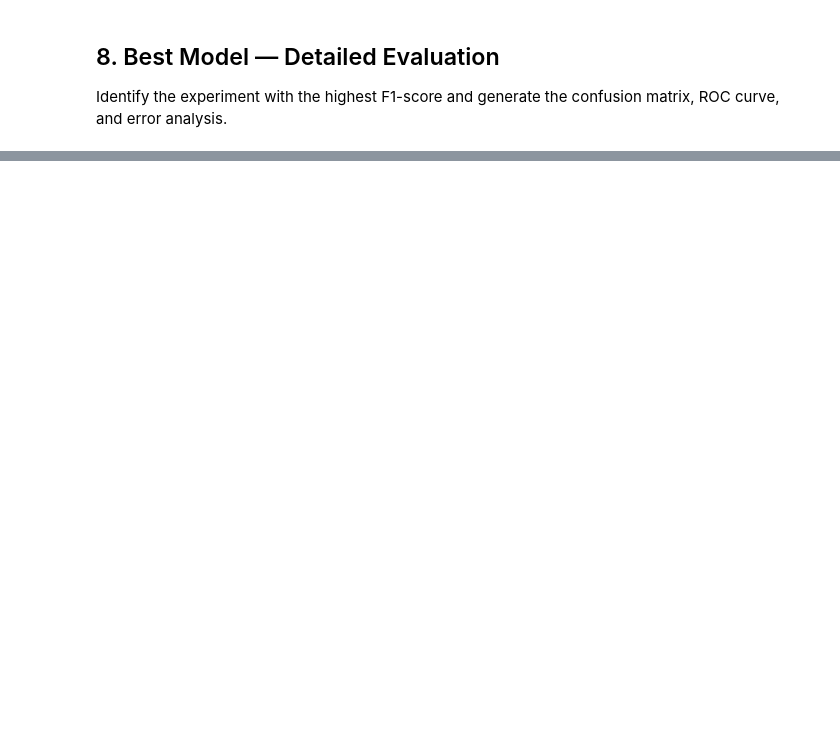
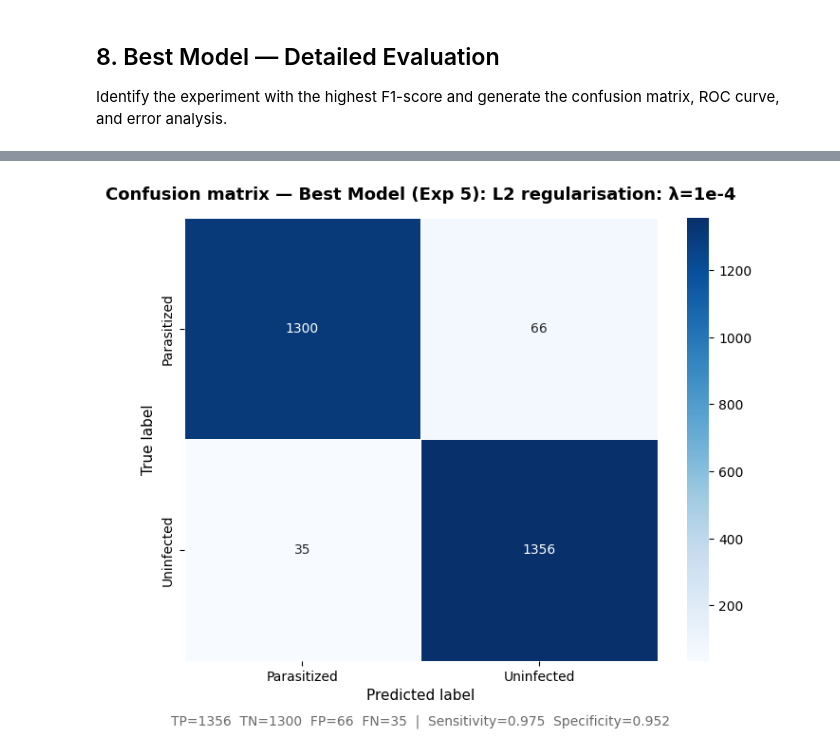
Before and after one commit to Hassan-Adelani-Luqman/Group14_Formative2, a Jupyter notebook: notebooks/baseline_cnn_P1.ipynb, the cells around one changed output, grey strips where cells are left out. Cells and saved outputs as stored; diff of their text form; code cells hidden in the pictures; blank space fills up the shorter version.

```diff
--- a/notebooks/baseline_cnn_P1.ipynb
+++ b/notebooks/baseline_cnn_P1.ipynb
@@ -492,7 +644,7 @@ print(f'AUC:       {metrics4["auc"]}')
 plot_learning_curves(
     history4,
     f'Exp {EXP_NUM}: {EXP_DESCRIPTION}',
-    save_path=f'../figures/P1_exp{EXP_NUM}_curves.png',
+    save_path=f'figures/P1_exp{EXP_NUM}_curves.png',
 )
 
 results_log.append({
@@ -504,5 +656,5 @@ results_log.append({
     'f1':          metrics4['f1'],
     'auc':         metrics4['auc'],
     'epochs':      len(history4.history['loss']),
-    'notes':       '',
+    'notes': 'Best ep12, ran ep20; F1=0.9615; oscillating val curves; lowest AUC (0.9916)',
 })
@@ -571,7 +758,7 @@ print(f'AUC:       {metrics5["auc"]}')
 plot_learning_curves(
     history5,
     f'Exp {EXP_NUM}: {EXP_DESCRIPTION}',
-    save_path=f'../figures/P1_exp{EXP_NUM}_curves.png',
+    save_path=f'figures/P1_exp{EXP_NUM}_curves.png',
 )
 
 results_log.append({
@@ -583,5 +770,5 @@ results_log.append({
     'f1':          metrics5['f1'],
     'auc':         metrics5['auc'],
     'epochs':      len(history5.history['loss']),
-    'notes':       '',
+    'notes': 'Best ep13, ran ep20; BEST MODEL F1=0.9641; highest Precision (0.9536); L2 wins',
 })
@@ -635,7 +861,7 @@ print(f'AUC:       {metrics6["auc"]}')
 plot_learning_curves(
     history6,
     f'Exp {EXP_NUM}: {EXP_DESCRIPTION}',
-    save_path=f'../figures/P1_exp{EXP_NUM}_curves.png',
+    save_path=f'figures/P1_exp{EXP_NUM}_curves.png',
 )
 
 results_log.append({
@@ -647,5 +873,5 @@ results_log.append({
     'f1':          metrics6['f1'],
     'auc':         metrics6['auc'],
     'epochs':      len(history6.history['loss']),
-    'notes':       '',
+    'notes': 'Best ep8, stopped ep18; F1=0.9628; smooth convergence; 2nd best overall',
 })
@@ -692,7 +948,7 @@ print(f'AUC:       {metrics7["auc"]}')
 plot_learning_curves(
     history7,
     f'Exp {EXP_NUM}: {EXP_DESCRIPTION}',
-    save_path=f'../figures/P1_exp{EXP_NUM}_curves.png',
+    save_path=f'figures/P1_exp{EXP_NUM}_curves.png',
 )
 
 results_log.append({
@@ -704,5 +960,5 @@ results_log.append({
     'f1':          metrics7['f1'],
     'auc':         metrics7['auc'],
     'epochs':      len(history7.history['loss']),
-    'notes':       '',
+    'notes': 'Best ep10, stopped ep15; highest AUC (0.9939); tight patience; 3rd best F1',
 })
@@ -741,7 +1037,9 @@ print(f'F1-Score: {best_metrics["f1"]}  |  AUC: {best_metrics["auc"]}  |  Recall
 # %%
 plot_confusion_matrix(
     best_metrics,
     CLASS_NAMES,
     f'Best Model (Exp {best_exp_num}): {best_description}',
-    save_path='../figures/P1_best_confusion_matrix.png',
+    save_path='figures/P1_best_confusion_matrix.png',
 )
+# %% [output]
+[figure, added]
```
Also changed, not shown: parts of 36 cells of this notebook, 1 other file.
